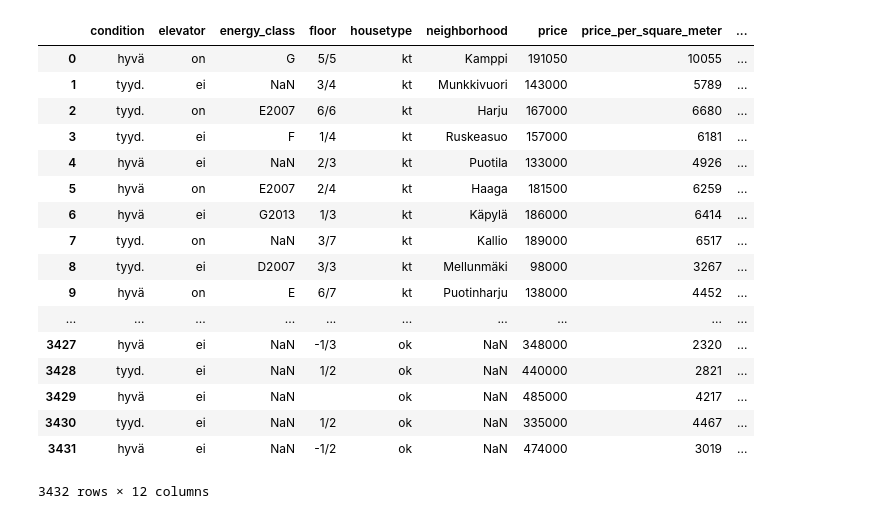
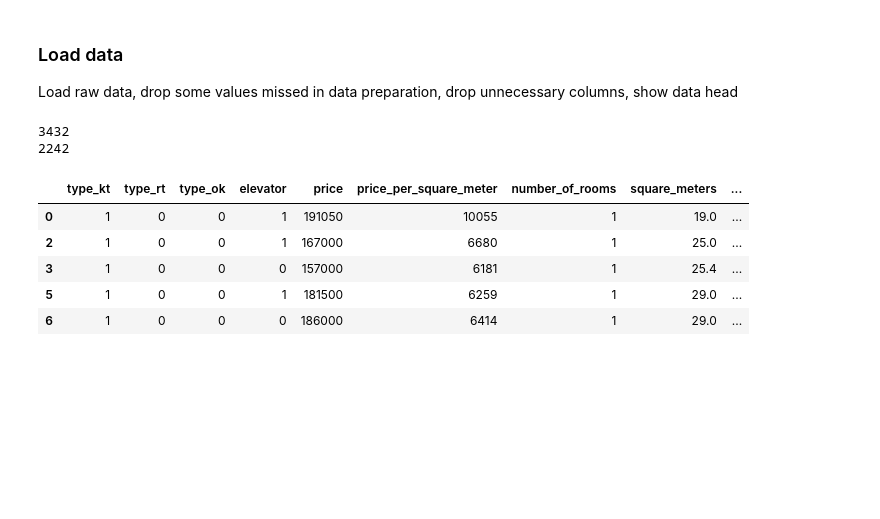
Before and after one commit to kaleaht/house-prices, a Jupyter notebook: sexy_book.ipynb, the cells around one changed output. Drawn from its saved outputs; the diff is of its cells as text; code cells hidden in the pictures; blank space fills up the shorter version.

```diff
--- a/sexy_book.ipynb
+++ b/sexy_book.ipynb
@@ -35,21 +23,27 @@ num_data.plot.scatter(x='number_of_rooms', y='price_per_square_meter')
-# %%
-data
-# %% [output]
-|  | condition | elevator | energy_class | floor | housetype | neighborhood | price | price_per_square_meter | ... |
-| 0 | hyvä | on | G | 5/5 | kt | Kamppi | 191050 | 10055 | ... |
-| 1 | tyyd. | ei | NaN | 3/4 | kt | Munkkivuori | 143000 | 5789 | ... |
-| 2 | tyyd. | on | E2007 | 6/6 | kt | Harju | 167000 | 6680 | ... |
-| 3 | tyyd. | ei | F | 1/4 | kt | Ruskeasuo | 157000 | 6181 | ... |
-| 4 | hyvä | ei | NaN | 2/3 | kt | Puotila | 133000 | 4926 | ... |
-| 5 | hyvä | on | E2007 | 2/4 | kt | Haaga | 181500 | 6259 | ... |
-| 6 | hyvä | ei | G2013 | 1/3 | kt | Käpylä | 186000 | 6414 | ... |
-| 7 | tyyd. | on | NaN | 3/7 | kt | Kallio | 189000 | 6517 | ... |
-| 8 | tyyd. | ei | D2007 | 3/3 | kt | Mellunmäki | 98000 | 3267 | ... |
-| 9 | hyvä | on | E | 6/7 | kt | Puotinharju | 138000 | 4452 | ... |
-| ... | ... | ... | ... | ... | ... | ... | ... | ... | ... |
-| 3427 | hyvä | ei | NaN | -1/3 | ok | NaN | 348000 | 2320 | ... |
-| 3428 | tyyd. | ei | NaN | 1/2 | ok | NaN | 440000 | 2821 | ... |
-| 3429 | hyvä | ei | NaN |  | ok | NaN | 485000 | 4217 | ... |
-| 3430 | tyyd. | ei | NaN | 1/2 | ok | NaN | 335000 | 4467 | ... |
-| 3431 | hyvä | ei | NaN | -1/2 | ok | NaN | 474000 | 3019 | ... |
-3432 rows × 12 columns
+# %% [markdown]
+### Load data
+Load raw data, drop some values missed in data preparation, drop unnecessary columns, show data head
+# %%
+data_raw = pd.read_csv('data/cleaned_data2.csv').drop(columns=['Unnamed: 0'])
+print(len(data_raw))
+
+# Drop some bad samples from data
+data_raw = data_raw[data_raw.number_of_rooms != ' ']
+data_raw = data_raw[data_raw.dist_center < 100]
+
+# Drop na
+data_raw = data_raw.dropna()
+print(len(data_raw))  # a lot of na, impute values?
+
+# Drop unnecessary columns, they are still in data_raw if needed later
+data = data_raw.drop(columns=['neighborhood', 'rooms', 'energy_class'])
+data.head(5)
+# %% [output]
+3432
+2242
+|  | type_kt | type_rt | type_ok | elevator | price | price_per_square_meter | number_of_rooms | square_meters | ... |
+| 0 | 1 | 0 | 0 | 1 | 191050 | 10055 | 1 | 19.0 | ... |
+| 2 | 1 | 0 | 0 | 1 | 167000 | 6680 | 1 | 25.0 | ... |
+| 3 | 1 | 0 | 0 | 0 | 157000 | 6181 | 1 | 25.4 | ... |
+| 5 | 1 | 0 | 0 | 1 | 181500 | 6259 | 1 | 29.0 | ... |
+| 6 | 1 | 0 | 0 | 0 | 186000 | 6414 | 1 | 29.0 | ... |
```
Also changed, not shown: parts of 23 cells of this notebook.
